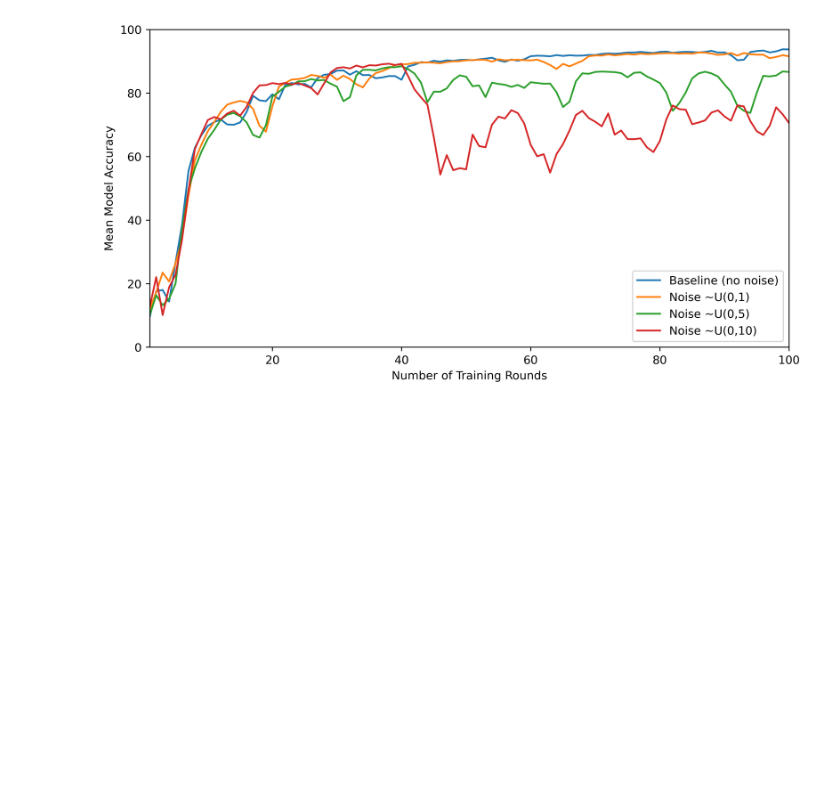
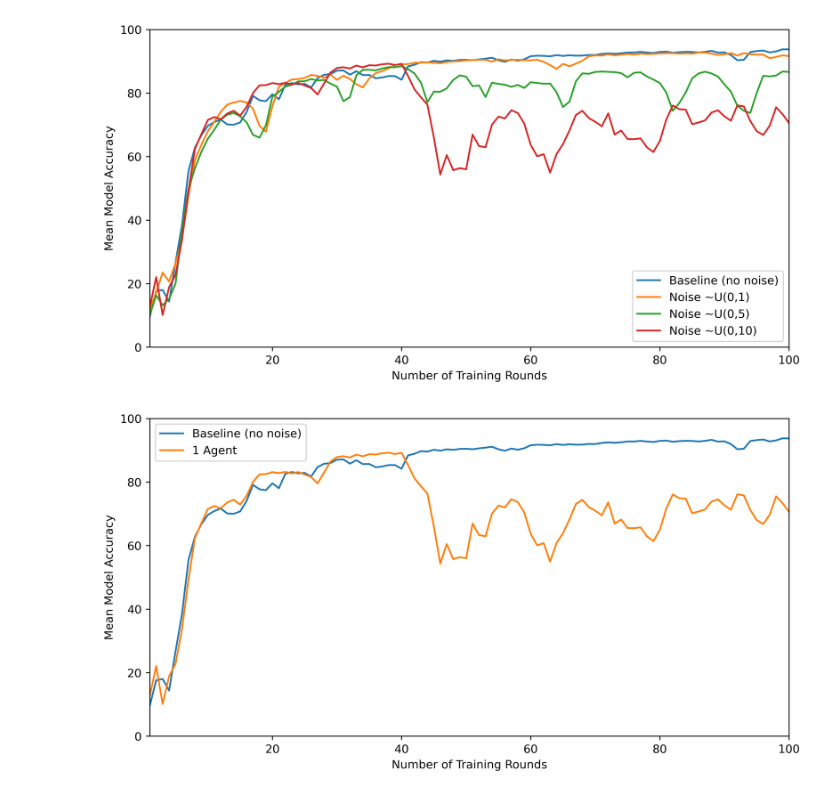
Before and after one commit to samhsia/CS262-FinalProject, a Jupyter notebook: src/Plotting.ipynb, the cells around one changed output. Cells and saved outputs as stored; diff of their text form; code cells hidden in the pictures; blank space fills up the shorter version.

Commit message:
Plot 2

```diff
--- a/src/Plotting.ipynb
+++ b/src/Plotting.ipynb
@@ -33,3 +33,21 @@ plt.savefig('figures/baseline.png')
 plt.show()
 # %% [output]
 [figure]
+# %%
+plt.figure(figsize=(10,5), dpi=442)
+
+plt.plot(np.arange(1, 101), np.mean(baseline, axis=1), label = 'Baseline (no noise)')
+plt.plot(np.arange(1, 101), np.mean(a1n10, axis=1), label = '1 Agent')
+
+plt.xlabel('Number of Training Rounds')
+plt.ylabel('Mean Model Accuracy')
+
+plt.xlim([1,100])
+plt.ylim([0,100])
+
+plt.legend()
+
+plt.savefig('figures/num_agents.png')
+plt.show()
+# %% [output]
+[figure, added]
```
Also changed, not shown: 5 other files.
